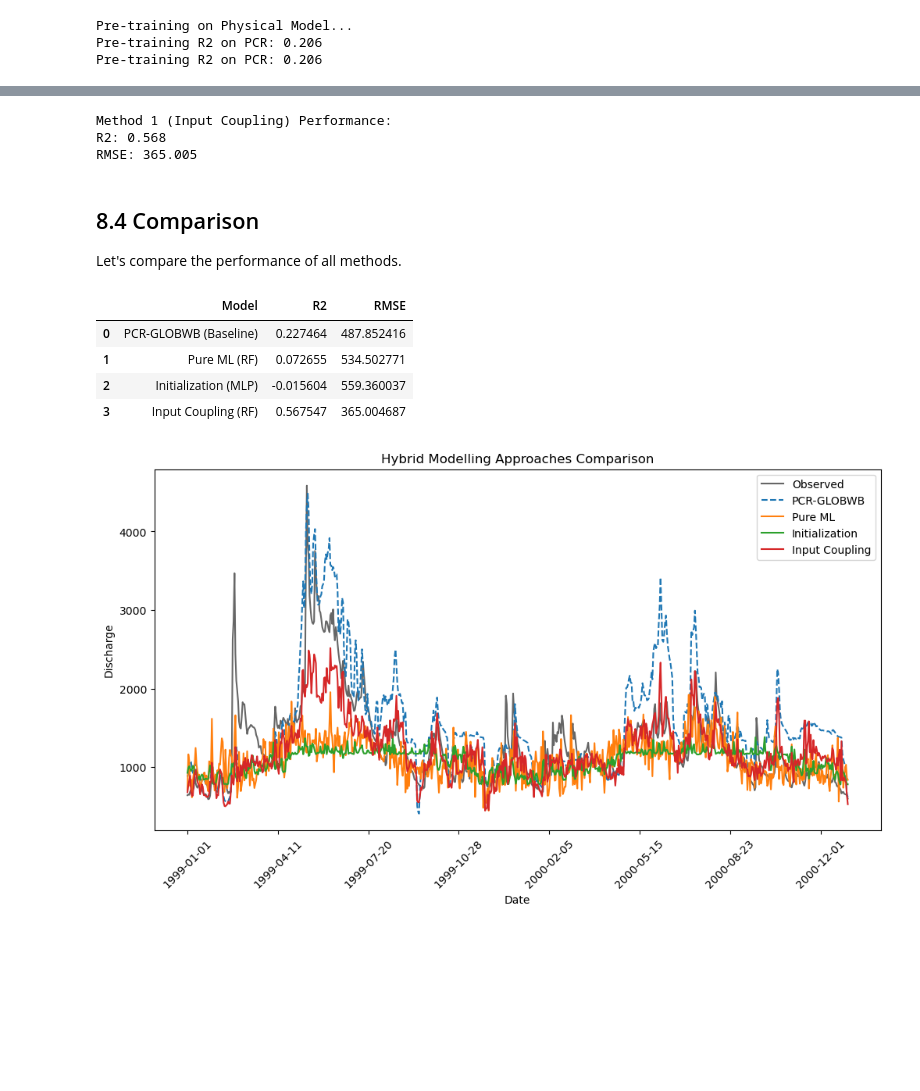
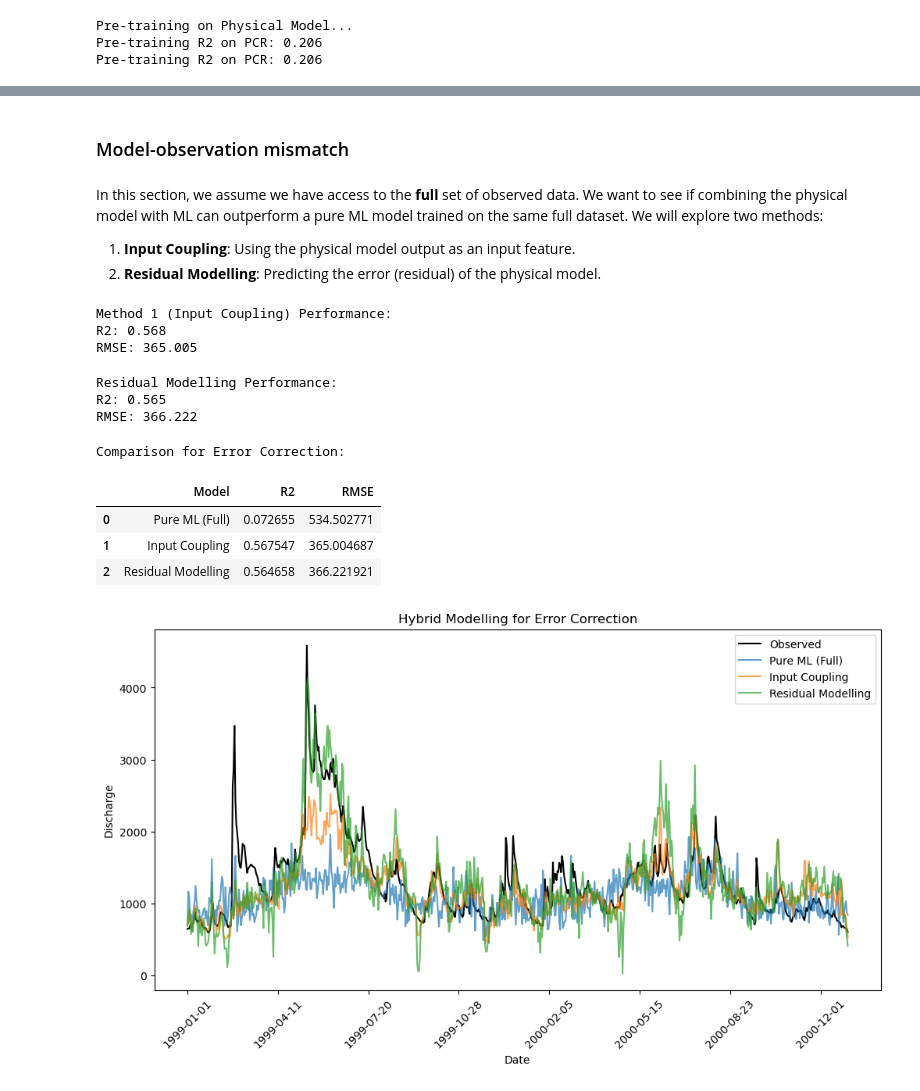
Before and after one commit to oriol-pomarol/codegeo_workshops, a Jupyter notebook: 8_hybrid_modelling.ipynb, the cells around one changed output, grey strips where cells are left out. Drawn from its saved outputs; the diff is of its cells as text; code cells hidden in the pictures; blank space fills up the shorter version.

Commit message:
Restructured hybrid models into "data scarcity" and "error correction" and added data augmentation and residual fitting.

```diff
--- a/8_hybrid_modelling.ipynb
+++ b/8_hybrid_modelling.ipynb
@@ -166,3 +256,9 @@ The simplest way to integrate a physical model into an ML workflow is to use its
+# %% [markdown]
+### Model-observation mismatch
+# %% [markdown]
+In this section, we assume we have access to the **full** set of observed data. We want to see if combining the physical model with ML can outperform a pure ML model trained on the same full dataset. We will explore two methods:
+1.  **Input Coupling**: Using the physical model output as an input feature.
+2.  **Residual Modelling**: Predicting the error (residual) of the physical model.
 # %%
 # Train Random Forest with p, t, et, AND pcr as inputs
 model_input = RandomForestRegressor(random_state=42)
@@ -182,38 +278,57 @@ print(f"RMSE: {input_rmse:.3f}")
 Method 1 (Input Coupling) Performance:
 R2: 0.568
 RMSE: 365.005
-# %% [markdown]
-## 8.4 Comparison
-
-Let's compare the performance of all methods.
-# %%
-# Create a comparison table
-pd.DataFrame({
-    'Model': ['PCR-GLOBWB (Baseline)', 'Pure ML (RF)', 'Initialization (MLP)', 'Input Coupling (RF)'],
-    'R2': [pcr_r2, pure_r2, init_r2, input_r2],
-    'RMSE': [pcr_rmse, pure_rmse, init_rmse, input_rmse]
-})
-# %% [output]
-|  | Model | R2 | RMSE |
-| 0 | PCR-GLOBWB (Baseline) | 0.227464 | 487.852416 |
-| 1 | Pure ML (RF) | 0.072655 | 534.502771 |
-| 2 | Initialization (MLP) | -0.015604 | 559.360037 |
-| 3 | Input Coupling (RF) | 0.567547 | 365.004687 |
+# %%
+# Calculate Residuals (Observed - Physical Model)
+residuals_train = y_train['obs'] - X_train['pcr']
+
+# Train Random Forest to predict residuals from meteo data
+model_resid = RandomForestRegressor(random_state=42)
+model_resid.fit(X_train_meteo_full, residuals_train)
+
+# Predict residuals on test set
+pred_residuals = model_resid.predict(X_test_meteo)
+
+# Final prediction = Physical Model + Predicted Residual
+pred_resid_model = X_test['pcr'] + pred_residuals
+
+# Evaluate
+resid_r2 = r2_score(y_test, pred_resid_model)
+resid_rmse = root_mean_squared_error(y_test, pred_resid_model)
+
+print("Residual Modelling Performance:")
+print(f"R2: {resid_r2:.3f}")
+print(f"RMSE: {resid_rmse:.3f}")
+# %% [output]
+Residual Modelling Performance:
+R2: 0.565
+RMSE: 366.222
 # %%
+# Compare Pure ML (Full), Input Coupling, and Residual Modelling
+print("Comparison for Error Correction:")
+display(pd.DataFrame({
+    'Model': ['Pure ML (Full)', 'Input Coupling', 'Residual Modelling'],
+    'R2': [pure_full_r2, input_r2, resid_r2],
+    'RMSE': [pure_full_rmse, input_rmse, resid_rmse]
+}))
+
 # Plotting
 plt.figure(figsize=(12, 6))
-plt.plot(y_test.index, y_test['obs'], label='Observed', color='black', alpha=0.6)
-plt.plot(y_test.index, X_test['pcr'], label='PCR-GLOBWB', linestyle='--')
-plt.plot(y_test.index, pred_pure, label='Pure ML')
-plt.plot(y_test.index, pred_init, label='Initialization')
-plt.plot(y_test.index, pred_input, label='Input Coupling')
-
+plt.plot(y_test.index, y_test['obs'], label='Observed', color='black')
+plt.plot(y_test.index, pred_pure_full, label='Pure ML (Full)', alpha=0.7)
+plt.plot(y_test.index, pred_input, label='Input Coupling', alpha=0.7)
+plt.plot(y_test.index, pred_resid_model, label='Residual Modelling', alpha=0.7)
 plt.legend()
-plt.title('Hybrid Modelling Approaches Comparison')
+plt.title('Hybrid Modelling for Error Correction')
 plt.ylabel('Discharge')
 plt.xlabel('Date')
-plt.gca().xaxis.set_major_locator(plt.MaxNLocator(10)) # Reduce x-ticks
+plt.gca().xaxis.set_major_locator(plt.MaxNLocator(10))
 plt.xticks(rotation=45)
 plt.show()
 # %% [output]
+Comparison for Error Correction:
+|  | Model | R2 | RMSE |
+| 0 | Pure ML (Full) | 0.072655 | 534.502771 |
+| 1 | Input Coupling | 0.567547 | 365.004687 |
+| 2 | Residual Modelling | 0.564658 | 366.221921 |
-[figure, old version]
+[figure, new version]
```
Also changed, not shown: parts of 21 cells of this notebook.
